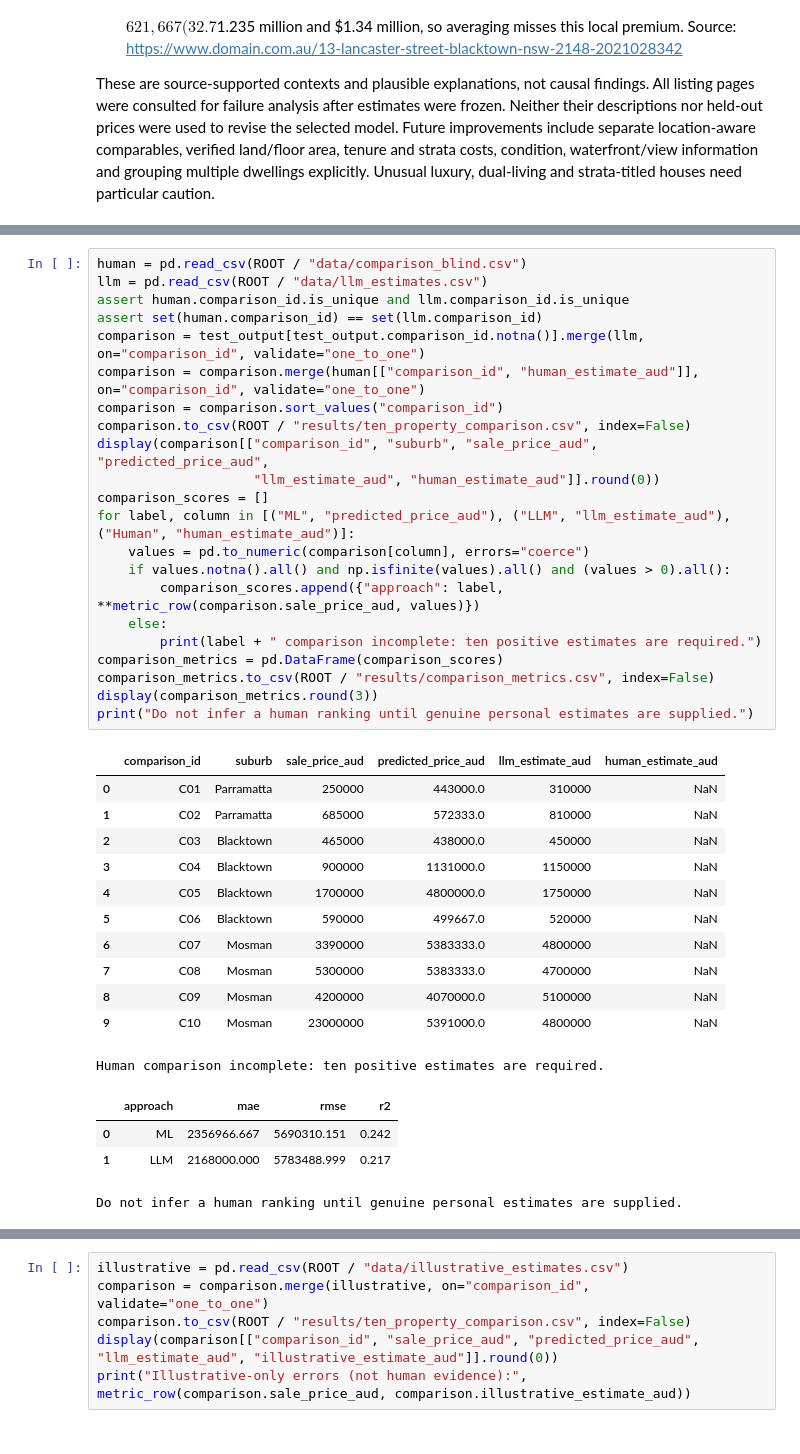
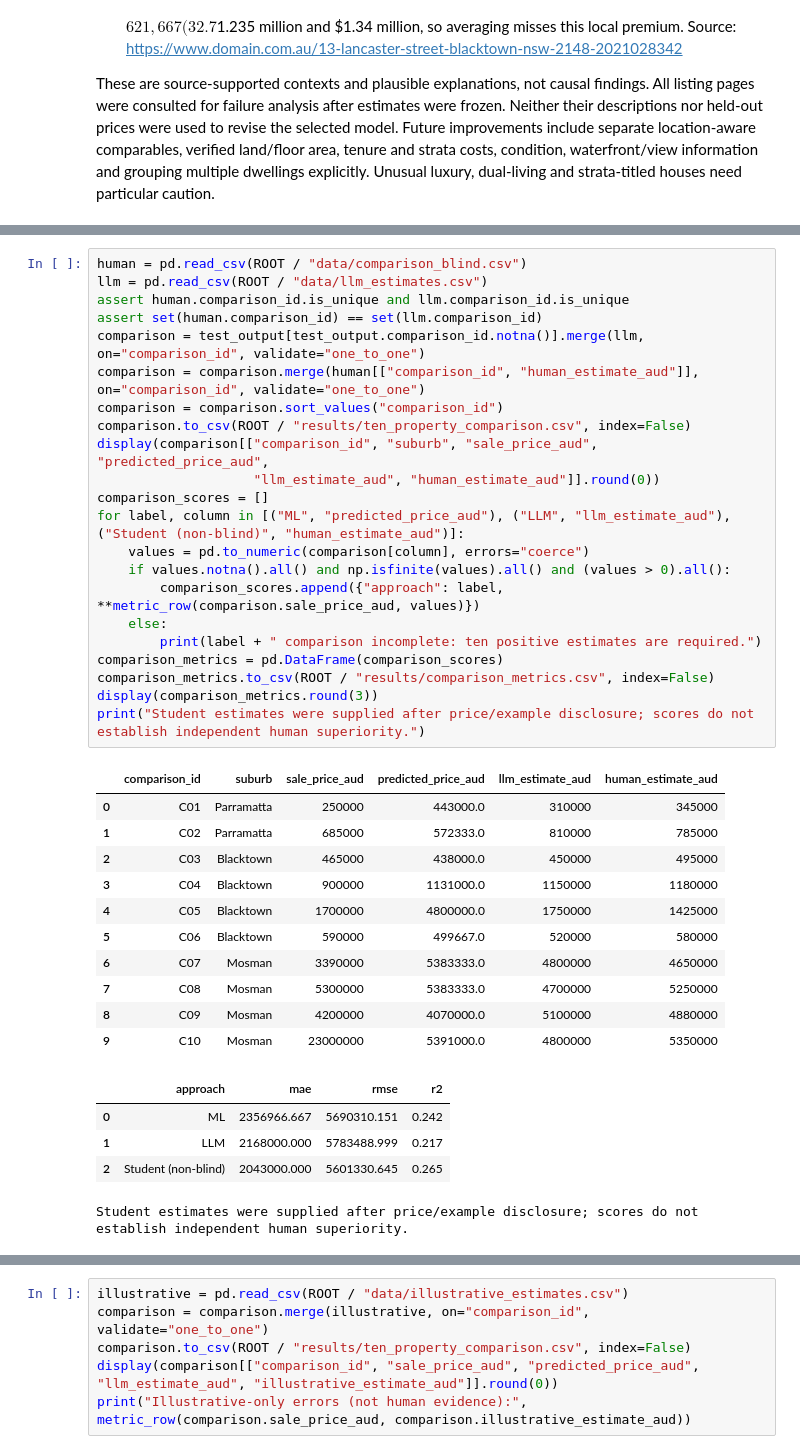
Before and after one commit to iamalexthomas/sit720-sydney-housing, a Jupyter notebook: SIT720_8_1D.ipynb, the cells around one changed output, grey strips where cells are left out. Cells and saved outputs as stored; diff of their text form.

Commit message:
Add student estimates and three-way comparison

```diff
--- a/SIT720_8_1D.ipynb
+++ b/SIT720_8_1D.ipynb
@@ -489,40 +491,40 @@ All three approaches receive the same six raw model inputs. The LLM has prior ge
 # %%
 human = pd.read_csv(ROOT / "data/comparison_blind.csv")
 llm = pd.read_csv(ROOT / "data/llm_estimates.csv")
 assert human.comparison_id.is_unique and llm.comparison_id.is_unique
 assert set(human.comparison_id) == set(llm.comparison_id)
 comparison = test_output[test_output.comparison_id.notna()].merge(llm, on="comparison_id", validate="one_to_one")
 comparison = comparison.merge(human[["comparison_id", "human_estimate_aud"]], on="comparison_id", validate="one_to_one")
 comparison = comparison.sort_values("comparison_id")
 comparison.to_csv(ROOT / "results/ten_property_comparison.csv", index=False)
 display(comparison[["comparison_id", "suburb", "sale_price_aud", "predicted_price_aud",
                     "llm_estimate_aud", "human_estimate_aud"]].round(0))
 comparison_scores = []
-for label, column in [("ML", "predicted_price_aud"), ("LLM", "llm_estimate_aud"), ("Human", "human_estimate_aud")]:
+for label, column in [("ML", "predicted_price_aud"), ("LLM", "llm_estimate_aud"), ("Student (non-blind)", "human_estimate_aud")]:
     values = pd.to_numeric(comparison[column], errors="coerce")
     if values.notna().all() and np.isfinite(values).all() and (values > 0).all():
         comparison_scores.append({"approach": label, **metric_row(comparison.sale_price_aud, values)})
     else:
         print(label + " comparison incomplete: ten positive estimates are required.")
 comparison_metrics = pd.DataFrame(comparison_scores)
 comparison_metrics.to_csv(ROOT / "results/comparison_metrics.csv", index=False)
 display(comparison_metrics.round(3))
-print("Do not infer a human ranking until genuine personal estimates are supplied.")
+print("Student estimates were supplied after price/example disclosure; scores do not establish independent human superiority.")
 # %% [output]
 |  | comparison_id | suburb | sale_price_aud | predicted_price_aud | llm_estimate_aud | human_estimate_aud |
-| 0 | C01 | Parramatta | 250000 | 443000.0 | 310000 | NaN |
-| 1 | C02 | Parramatta | 685000 | 572333.0 | 810000 | NaN |
-| 2 | C03 | Blacktown | 465000 | 438000.0 | 450000 | NaN |
-| 3 | C04 | Blacktown | 900000 | 1131000.0 | 1150000 | NaN |
-| 4 | C05 | Blacktown | 1700000 | 4800000.0 | 1750000 | NaN |
-| 5 | C06 | Blacktown | 590000 | 499667.0 | 520000 | NaN |
-| 6 | C07 | Mosman | 3390000 | 5383333.0 | 4800000 | NaN |
-| 7 | C08 | Mosman | 5300000 | 5383333.0 | 4700000 | NaN |
-| 8 | C09 | Mosman | 4200000 | 4070000.0 | 5100000 | NaN |
-| 9 | C10 | Mosman | 23000000 | 5391000.0 | 4800000 | NaN |
+| 0 | C01 | Parramatta | 250000 | 443000.0 | 310000 | 345000 |
+| 1 | C02 | Parramatta | 685000 | 572333.0 | 810000 | 785000 |
+| 2 | C03 | Blacktown | 465000 | 438000.0 | 450000 | 495000 |
+| 3 | C04 | Blacktown | 900000 | 1131000.0 | 1150000 | 1180000 |
+| 4 | C05 | Blacktown | 1700000 | 4800000.0 | 1750000 | 1425000 |
+| 5 | C06 | Blacktown | 590000 | 499667.0 | 520000 | 580000 |
+| 6 | C07 | Mosman | 3390000 | 5383333.0 | 4800000 | 4650000 |
+| 7 | C08 | Mosman | 5300000 | 5383333.0 | 4700000 | 5250000 |
+| 8 | C09 | Mosman | 4200000 | 4070000.0 | 5100000 | 4880000 |
+| 9 | C10 | Mosman | 23000000 | 5391000.0 | 4800000 | 5350000 |
+|  | approach | mae | rmse | r2 |
+| 0 | ML | 2356966.667 | 5690310.151 | 0.242 |
+| 1 | LLM | 2168000.000 | 5783488.999 | 0.217 |
+| 2 | Student (non-blind) | 2043000.000 | 5601330.645 | 0.265 |
-Human comparison incomplete: ten positive estimates are required.
+Student estimates were supplied after price/example disclosure; scores do not establish independent human superiority.
-|  | approach | mae | rmse | r2 |
-| 0 | ML | 2356966.667 | 5690310.151 | 0.242 |
-| 1 | LLM | 2168000.000 | 5783488.999 | 0.217 |
-Do not infer a human ranking until genuine personal estimates are supplied.
 # %% [markdown]
```
Also changed, not shown: parts of 5 cells of this notebook, 16 other files.
